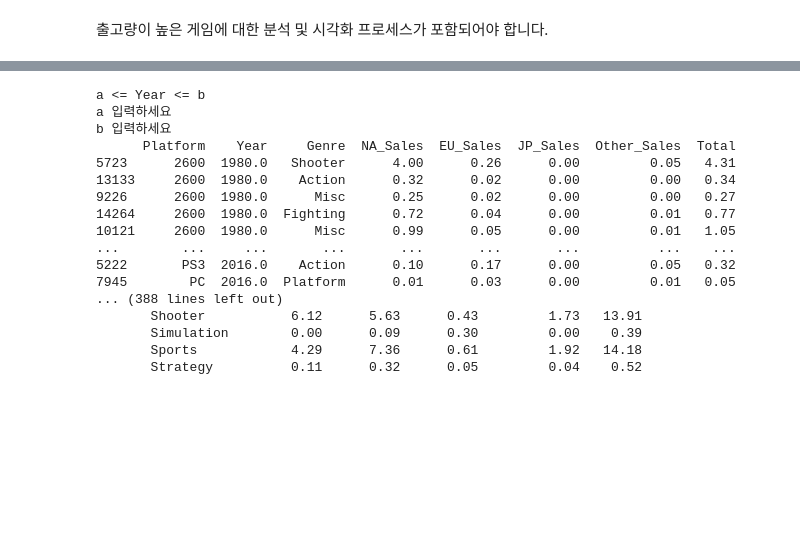
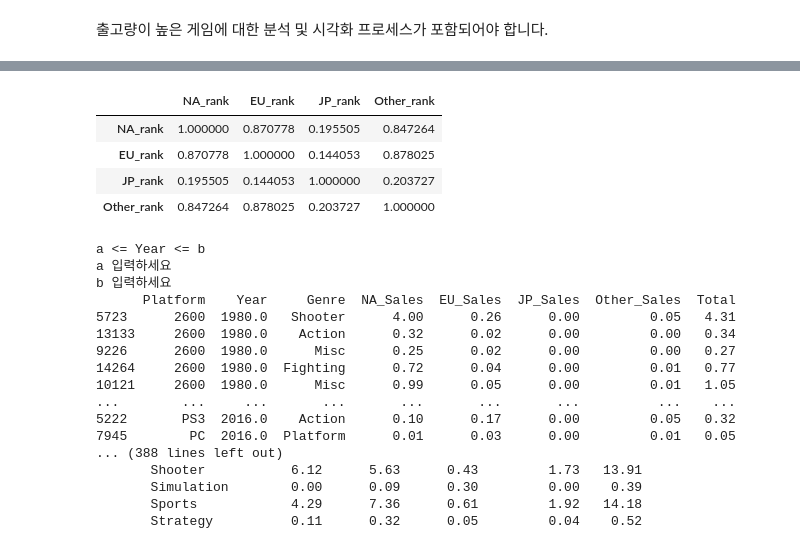
Before and after one commit to URAM-KOR/vgames2, a Jupyter notebook: AI_05_김우람_ipynb의_사본.ipynb, the cells around one changed output, grey strips where cells are left out. Drawn from its saved outputs; the diff is of its cells as text; code cells hidden in the pictures; blank space fills up the shorter version.

```diff
--- a/AI_05_김우람_ipynb의_사본.ipynb
+++ b/AI_05_김우람_ipynb의_사본.ipynb
@@ -433,17 +433,65 @@ df_N['Other_rank'] = df_N['Other_Sales'].rank(method = 'min', ascending = False)
 pd.set_option('display.max_rows', 500)
 pd.set_option('display.max_columns', 500)
 pd.set_option('display.width', 150)
-print(df_N.sort_values('NA_Sales',ascending = False)[['Name','Year','Genre','NA_rank','EU_rank','JP_rank','Other_rank']].head(5))
-print('''
+# print(df_N.sort_values('NA_Sales',ascending = False)[['Name','Year','Genre','NA_rank','EU_rank','JP_rank','Other_rank']].head(5))
+# print('''
 
-''')
-print(df_N.sort_values('EU_Sales',ascending = False)[['Name','Year','Genre','NA_rank','EU_rank','JP_rank','Other_rank']].head(5))
-print('''
+# ''')
+# print(df_N.sort_values('EU_Sales',ascending = False)[['Name','Year','Genre','NA_rank','EU_rank','JP_rank','Other_rank']].head(5))
+# print('''
 
-''')
-print(df_N.sort_values('JP_Sales',ascending = False)[['Name','Year','Genre','NA_rank','EU_rank','JP_rank','Other_rank']].head(5))
-print('''
+# ''')
+# print(df_N.sort_values('JP_Sales',ascending = False)[['Name','Year','Genre','NA_rank','EU_rank','JP_rank','Other_rank']].head(5))
+# print('''
 
-''')
-print(df_N.sort_values('Other_Sales',ascending = False)[['Name','Year','Genre','NA_rank','EU_rank','JP_rank','Other_rank']].head(5))
+# ''')
+# print(df_N.sort_values('Other_Sales',ascending = False)[['Name','Year','Genre','NA_rank','EU_rank','JP_rank','Other_rank']].head(5))
+df2 = df.groupby(['Year','Genre']).mean()
+df2 = df2.reset_index()
+i = 1980
+
+# rank
+NA_rank = pd.DataFrame()
+EU_rank = pd.DataFrame()
+JP_rank = pd.DataFrame()
+Other_rank = pd.DataFrame()
+
+while i <= b:
+    NA_rank = pd.concat([NA_rank,df2[(df2['Year']==i)]['NA_Sales'].rank(method = 'max', ascending = False).T])
+
+    EU_rank = pd.concat([EU_rank,df2[(df2['Year']==i)]['EU_Sales'].rank(method = 'max', ascending = False).T])
+
+    JP_rank = pd.concat([JP_rank,df2[(df2['Year']==i)]['JP_Sales'].rank(method = 'max', ascending = False).T])
+
+    Other_rank = pd.concat([Other_rank,df2[(df2['Year']==i)]['Other_Sales'].rank(method = 'max', ascending = False).T])
+    i += 1
+
+df2['NA_rank'] = NA_rank
+df2['EU_rank'] = EU_rank
+df2['JP_rank'] = JP_rank
+df2['Other_rank'] = Other_rank
+
+#F-stat by scipy
+from scipy.stats import f_oneway
+f_oneway(NA_rank, EU_rank, JP_rank, Other_rank)
+
+#CI with scipy
+from scipy.stats import t
+
+sample = df2[['NA_rank','EU_rank','JP_rank','Other_rank']]
+print(df2.groupby(['Year','Genre']).sum().head(20))
+# 표본의 크기
+n = len(sample)
+# 자유도
+dof = n-1
+# 평균의 평균
+mean = np.mean(sample)
+# 표본의 표준편차
+sample_std = np.std(sample, ddof = 1)
+# 표준 오차
+std_err = sample_std / n ** 0.5 # sample_std / sqrt(n)
+CI = t.interval(.95, dof, loc = mean, scale = std_err)
+print("95% 신뢰구간: ", mean, CI)
+
+sample.corr()
 # %% [output]
@@ -467,3 +515,8 @@ print(df_N.sort_values('Other_Sales',ascending = False)[['Name','Year','Genre','
+|  | NA_rank | EU_rank | JP_rank | Other_rank |
+| NA_rank | 1.000000 | 0.870778 | 0.195505 | 0.847264 |
+| EU_rank | 0.870778 | 1.000000 | 0.144053 | 0.878025 |
+| JP_rank | 0.195505 | 0.144053 | 1.000000 | 0.203727 |
+| Other_rank | 0.847264 | 0.878025 | 0.203727 | 1.000000 |
 # %%
 import matplotlib.pyplot as plt
 import seaborn as sns
```
Also changed, not shown: parts of 4 cells of this notebook.
